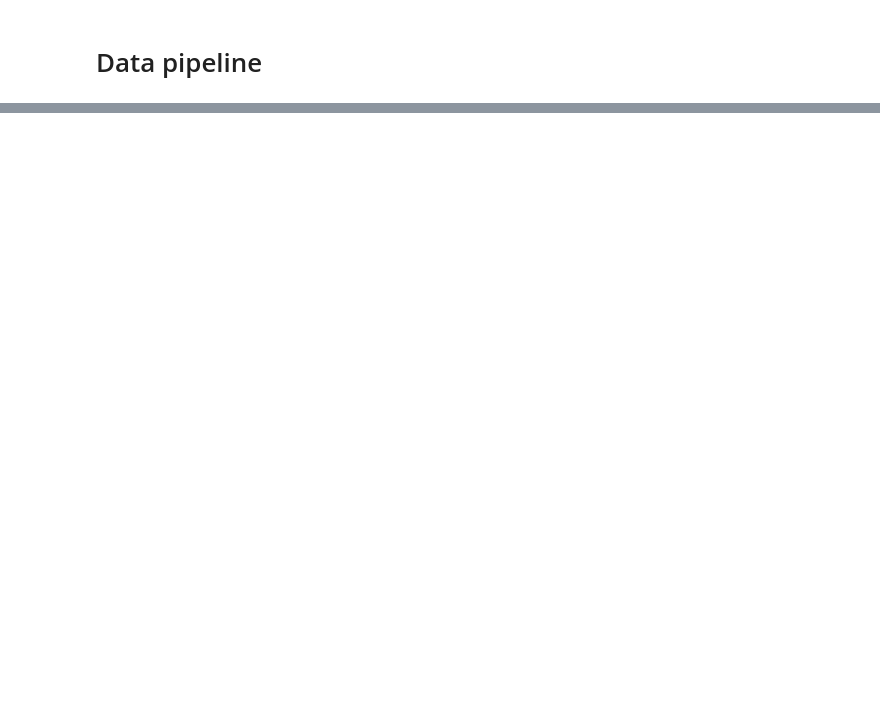
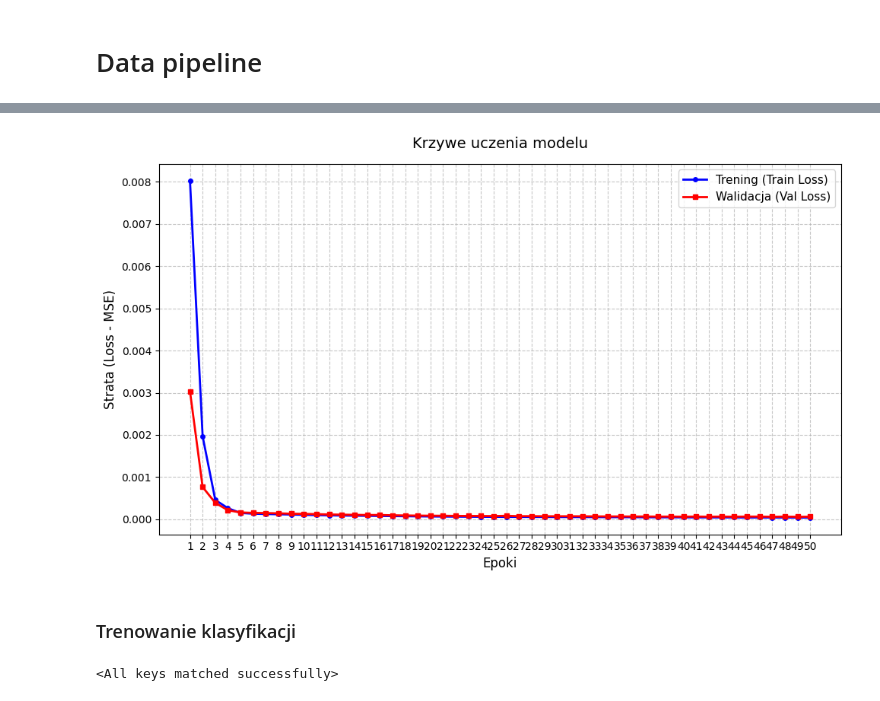
Before and after one commit to mkan1ewski/DDOS-Detection-Model, a Jupyter notebook: main.ipynb, the cells around one changed output, grey strips where cells are left out. Drawn from its saved outputs; the diff is of its cells as text; code cells hidden in the pictures; blank space fills up the shorter version.

Commit message:
first models

```diff
--- a/main.ipynb
+++ b/main.ipynb
@@ -142,0 +206,13 @@ test_loader = DataLoader(test_dataset, batch_size=BATCH_SIZE, shuffle=False)
+# %%
+class DDoSNetReconstruction(nn.Module):
+    def __init__(self, input_dim, encoder=None, decoder=None):
+        super(DDoSNetReconstruction, self).__init__()
+
+        self.encoder = encoder if encoder is not None else DDoSNetEncoder(input_dim)
+        self.decoder = decoder if decoder is not None else DDoSNetDecoder(input_dim)
+
+    def forward(self, x):
+        encoded_sequence = self.encoder(x)
+        reconstructed_sequence = self.decoder(encoded_sequence)
+
+        return reconstructed_sequence
@@ -142,0 +405,24 @@ test_loader = DataLoader(test_dataset, batch_size=BATCH_SIZE, shuffle=False)
+# %%
+def plot_learning_curves(train_losses, val_losses):
+    """
+    Rysuje wykres błędu treningowego i walidacyjnego.
+    train_losses: lista wartości avg_train_loss z kolejnych epok
+    val_losses: lista wartości avg_val_loss z kolejnych epok
+    """
+    epochs = range(1, len(train_losses) + 1)
+    plt.figure(figsize=(10, 6))
+
+    plt.plot(epochs, train_losses, 'b-', label='Trening (Train Loss)', linewidth=2, marker='o', markersize=4)
+    plt.plot(epochs, val_losses, 'r-', label='Walidacja (Val Loss)', linewidth=2, marker='s', markersize=4)
+
+    plt.title('Krzywe uczenia modelu', fontsize=14, pad=15)
+    plt.xlabel('Epoki', fontsize=12)
+    plt.ylabel('Strata (Loss - MSE)', fontsize=12)
+
+    plt.legend(fontsize=11)
+    plt.grid(True, linestyle='--', alpha=0.7)
+
+    plt.xticks(epochs)
+
+    plt.tight_layout()
+    plt.show()
@@ -142,0 +498,4 @@ test_loader = DataLoader(test_dataset, batch_size=BATCH_SIZE, shuffle=False)
+# %%
+model_reconstruction = DDoSNetReconstruction(input_dim=input_dim)
+# %%
+pretrained_model, losses1 = pretrain_autoencoder(model_reconstruction, train_loader, val_loader, device, epochs=50, lr=0.0001)
@@ -142,0 +516,15 @@ test_loader = DataLoader(test_dataset, batch_size=BATCH_SIZE, shuffle=False)
+# %%
+plot_learning_curves(*losses1)
+# %% [output]
+[figure, added]
+# %% [markdown]
+### Trenowanie klasyfikacji
+# %%
+loaded_reconstruction_model = DDoSNetReconstruction(input_dim=input_dim)
+saved_model_path = "./saved_models/best_autoencoder_full.pth"
+
+loaded_reconstruction_model.load_state_dict(
+    torch.load(saved_model_path, map_location=device)
+)
+# %% [output]
+<All keys matched successfully>
```
Also changed, not shown: parts of 24 cells of this notebook, 5 other files.
